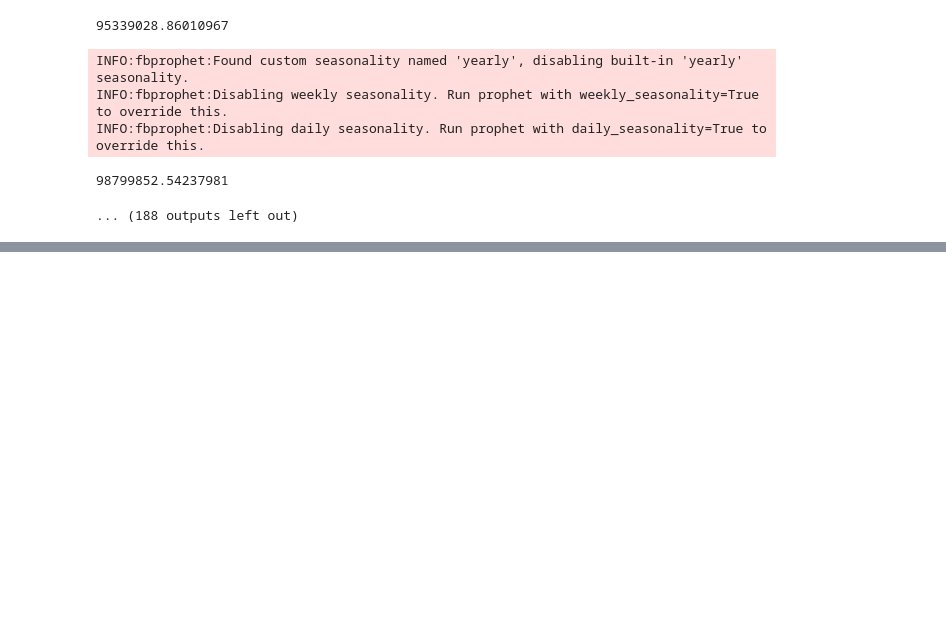
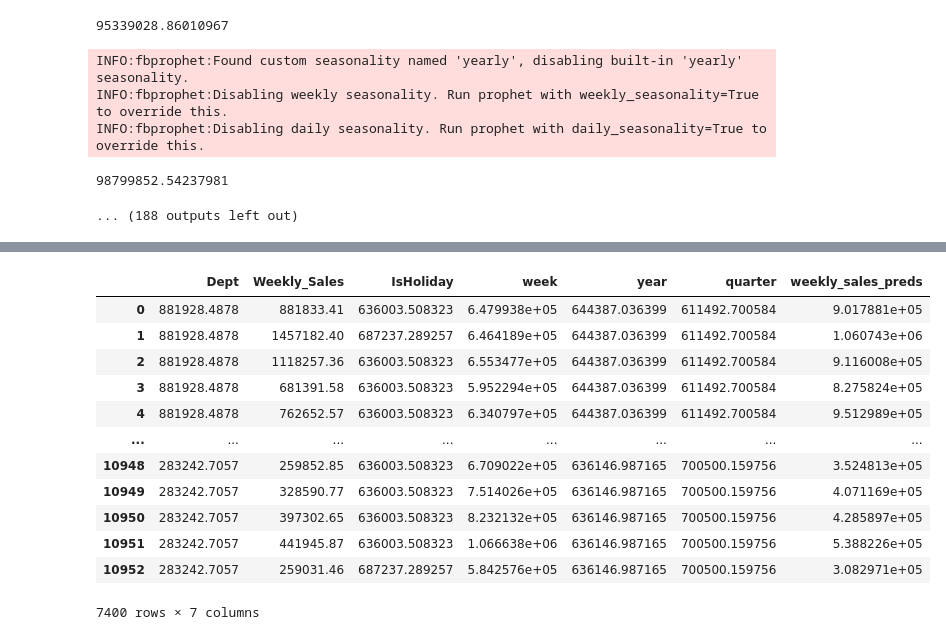
Before and after one commit to jstephenj14/walmart-forecasting-challenge, a Jupyter notebook: src/analysis.ipynb, the cells around one changed output, grey strips where cells are left out. Drawn from its saved outputs; the diff is of its cells as text; code cells hidden in the pictures; blank space fills up the shorter version.

```diff
--- a/src/analysis.ipynb
+++ b/src/analysis.ipynb
@@ -211,0 +268,12 @@ INFO:fbprophet:Disabling daily seasonality. Run prophet with daily_seasonality=T
+# %%
+xgb1 = XGBRegressor(
+ learning_rate =0.1,
+ n_estimators=200,
+ max_depth=5,
+ min_child_weight=1,
+ gamma=6,
+ subsample=0.8,
+ colsample_bytree=0.8,
+ objective= 'reg:squarederror',
+ nthread=4,
+ seed=27)
@@ -212,2 +313,18 @@ INFO:fbprophet:Disabling daily seasonality. Run prophet with daily_seasonality=T
+# %%
+xgb_train
+# %% [output]
+|  | Dept | Weekly_Sales | IsHoliday | week | year | quarter | weekly_sales_preds |
+| 0 | 881928.4878 | 881833.41 | 636003.508323 | 6.479938e+05 | 644387.036399 | 611492.700584 | 9.017881e+05 |
+| 1 | 881928.4878 | 1457182.40 | 687237.289257 | 6.464189e+05 | 644387.036399 | 611492.700584 | 1.060743e+06 |
+| 2 | 881928.4878 | 1118257.36 | 636003.508323 | 6.553477e+05 | 644387.036399 | 611492.700584 | 9.116008e+05 |
+| 3 | 881928.4878 | 681391.58 | 636003.508323 | 5.952294e+05 | 644387.036399 | 611492.700584 | 8.275824e+05 |
+| 4 | 881928.4878 | 762652.57 | 636003.508323 | 6.340797e+05 | 644387.036399 | 611492.700584 | 9.512989e+05 |
+| ... | ... | ... | ... | ... | ... | ... | ... |
+| 10948 | 283242.7057 | 259852.85 | 636003.508323 | 6.709022e+05 | 636146.987165 | 700500.159756 | 3.524813e+05 |
+| 10949 | 283242.7057 | 328590.77 | 636003.508323 | 7.514026e+05 | 636146.987165 | 700500.159756 | 4.071169e+05 |
+| 10950 | 283242.7057 | 397302.65 | 636003.508323 | 8.232132e+05 | 636146.987165 | 700500.159756 | 4.285897e+05 |
+| 10951 | 283242.7057 | 441945.87 | 636003.508323 | 1.066638e+06 | 636146.987165 | 700500.159756 | 5.388226e+05 |
+| 10952 | 283242.7057 | 259031.46 | 687237.289257 | 5.842576e+05 | 636146.987165 | 700500.159756 | 3.082971e+05 |
+7400 rows × 7 columns
 # %%
 ! git add .
```
Also changed, not shown: parts of 34 cells of this notebook.
